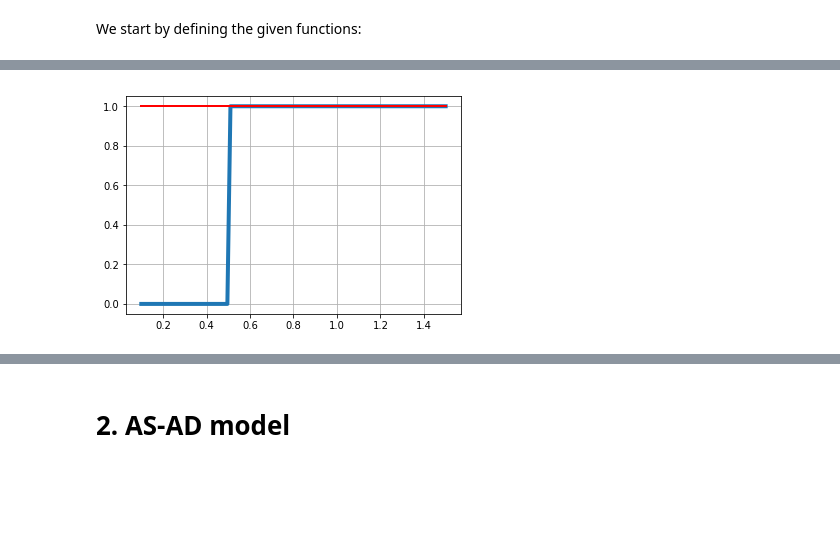
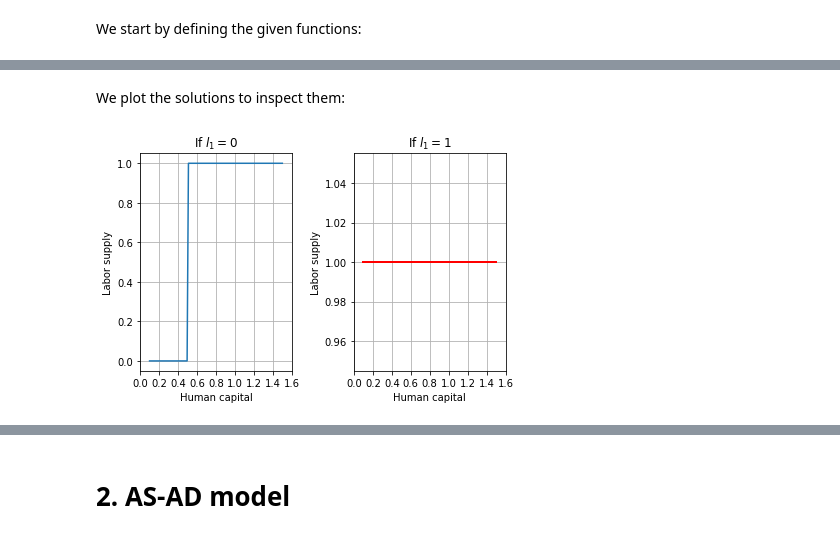
Before and after one commit to kzm266/projects-2019-anaconda-bois, a Jupyter notebook: examproject/exam_2019.ipynb, the cells around one changed output, grey strips where cells are left out. Drawn from its saved outputs; the diff is of its cells as text; code cells hidden in the pictures; blank space fills up the shorter version.

```diff
--- a/examproject/exam_2019.ipynb
+++ b/examproject/exam_2019.ipynb
@@ -116,17 +132,27 @@ def v2(w, h, l):
 # %%
 def solve_v2(w):
     loop = np.linspace(0,99,100,dtype=int)
+    #We make 2 lists which will contain the values 0 or 1 depending on if she gains more utility of working or not
+    #First a lists where she does not work in period 1:
     l2_vec0 = []
+    #Then a list where she does work in period 1:
     l2_vec1 = []
+
+    #Making the for loop to generate values 0 or 1 into our lists
     for i in loop:
-        #If she doesn't work in period 1:
+
+        #If she does not work in period 1:
         if utility(w,h2_vec0[0],0) < utility(w,h2_vec0[i],1):
             l2_vec0.append(1)
         else:
             l2_vec0.append(0)
+
         #If she works in period 1:
         if utility(w,h2_vec1[0],0) < utility(w,h2_vec1[i],1):
             l2_vec1.append(1)
         else:
             l2_vec1.append(0)
+
     return l2_vec0, l2_vec1
+
+l2_vec0, l2_vec1 = solve_v2(w)
@@ -137,6 +159,20 @@ tadaa = solve_v2(w)
-# %%
-plt.plot(h_vec, tadaa[0], linewidth=4)
-plt.plot(h_vec, tadaa[1], color='red', linewidth=2)
-plt.grid()
-# %% [output]
-[figure, removed]
+# %% [markdown]
+We plot the solutions to inspect them:
+# %%
+plt.subplot(121)
+plt.title('If $l_1 = 0$')
+plt.plot(h_vec, l2_vec0)
+plt.grid()
+plt.ylabel('Labor supply')
+plt.xlabel('Human capital')
+plt.xticks([0,0.2,0.4,0.6,0.8,1,1.2,1.4,1.6])
+plt.subplot(122)
+plt.title('If $l_1 = 1$')
+plt.plot(h_vec, l2_vec1, color='red', linewidth=2)
+plt.grid()
+plt.ylabel('Labor supply')
+plt.xlabel('Human capital')
+plt.xticks([0,0.2,0.4,0.6,0.8,1,1.2,1.4,1.6])
+plt.tight_layout()
+# %% [output]
+[figure, added]
```
Also changed, not shown: parts of 14 cells of this notebook.
